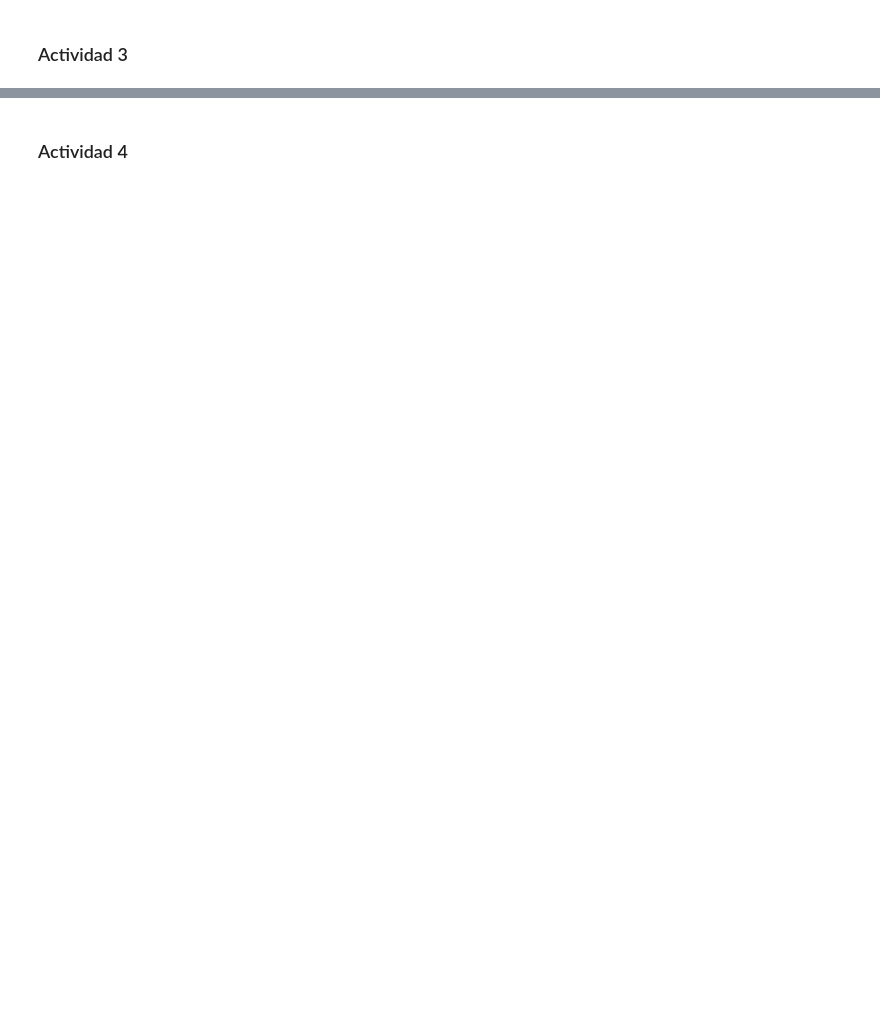
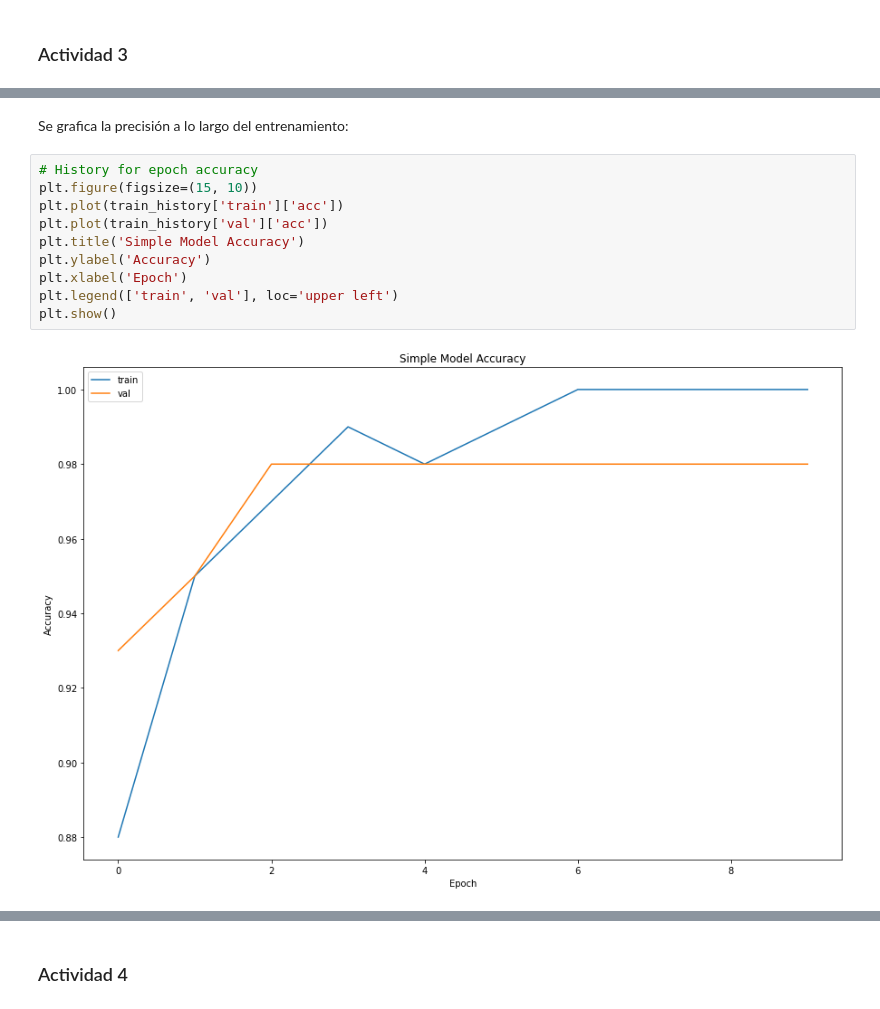
Before and after one commit to BFFV/DeepLearningHW, a Jupyter notebook: T2/T2.ipynb, the cells around one changed output, grey strips where cells are left out. Drawn from its saved outputs; the diff is of its cells as text; blank space fills up the shorter version.

```diff
--- a/T2/T2.ipynb
+++ b/T2/T2.ipynb
@@ -297,0 +360,14 @@ Epoch: 05 | Epoch Time: 0m 0s
+# %% [markdown]
+Se grafica la precisión a lo largo del entrenamiento:
+# %%
+# History for epoch accuracy
+plt.figure(figsize=(15, 10))
+plt.plot(train_history['train']['acc'])
+plt.plot(train_history['val']['acc'])
+plt.title('Simple Model Accuracy')
+plt.ylabel('Accuracy')
+plt.xlabel('Epoch')
+plt.legend(['train', 'val'], loc='upper left')
+plt.show()
+# %% [output]
+[figure, added]
```
Also changed, not shown: parts of 91 cells of this notebook, 3 other files.
